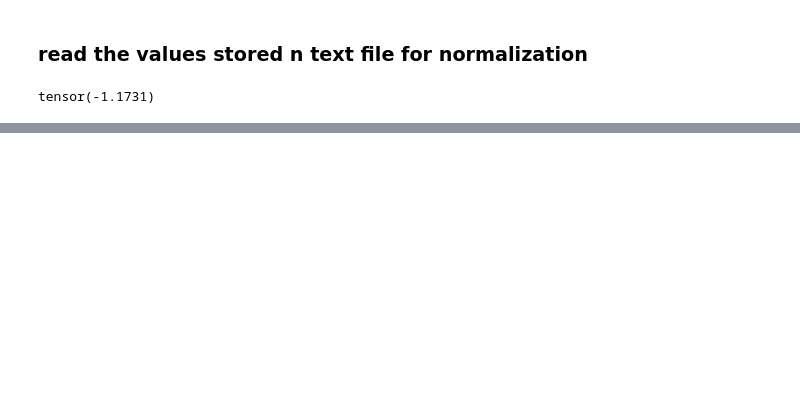
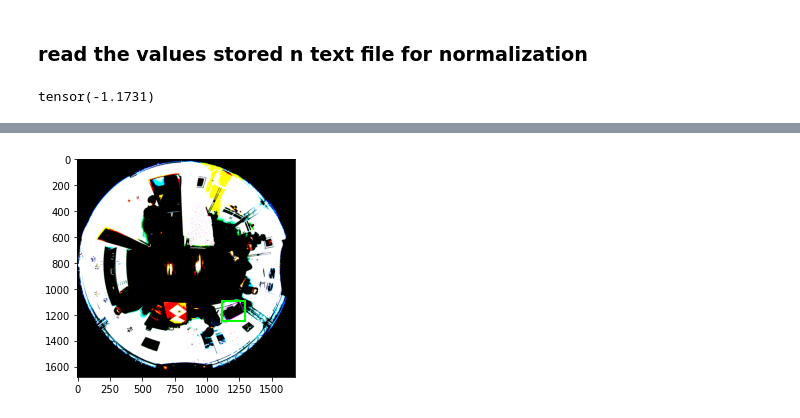
Before and after one commit to saurabh-2905/YOLOv3-UDA, a Jupyter notebook: Untitled.ipynb, the cells around one changed output, grey strips where cells are left out. Drawn from its saved outputs; the diff is of its cells as text; code cells hidden in the pictures; blank space fills up the shorter version.

```diff
--- a/Untitled.ipynb
+++ b/Untitled.ipynb
@@ -10,2 +0,0 @@ import json
-# %%
-img_path = glob.glob('/localdata/saurabh/dataset/theodore_v3/images/*img.png')
@@ -35,0 +90,4 @@ tensor(-1.1731)
+# %%
+### Load images and bbox
+labels_path = sorted( glob.glob('/localdata/saurabh/yolov3/data/fes/labels/val/Record_0080*.txt') )
+image_path = [ path.replace('labels', 'images').replace('.txt', '.jpg') for path in labels_path ]
@@ -35,0 +107,87 @@ tensor(-1.1731)
+# %%
+############# Take image as input ###########
+for i in range(len(image_path)):
+    img = (Image.open(image_path[i]).convert('RGB'))
+    trans = transforms.Compose([
+                    transforms.ToTensor(),
+                    transforms.Normalize([0.525737, 0.529763, 0.527823], [0.399844, 0.408715, 0.397679])
+                    ])
+    ### Convert image to tensor and normalize
+    img = trans(img)
+    print(img.size, type(image), img.max() )
+    ### convert tensor to array to get in required shape
+    img = np.array(img)
+    img = np.transpose( img, (1,2,0) )   ### get in shape (h,w,c)
+    print(img.shape, type(img), img.max() )
+
+
+    ############# Take annotations as input #############
+    with open(labels_path[i], 'r') as lab:
+        labels = lab.readlines()
+        lab.close()
+    ### for each annotation, create polygon
+    list_poly = []
+    for lab in labels:
+        lab = lab.strip().split(' ')
+        lab = [float(l) for l in lab]
+        lab = torch.tensor(lab)
+        lab = rotate_detections(lab[1], lab[2], lab[3], lab[4], lab[5], xyxy=False)
+        lab = [tuple(l) for l in lab]
+        one_poly = Polygon(lab)
+        list_poly += [one_poly]
+        #print(lab)
+
+        break
+
+    bbs = PolygonsOnImage( list_poly, shape=img.shape)
+
+    seq = iaa.Sequential([
+        iaa.Fliplr(0.5),
+        iaa.Flipud(0.5),
+        iaa.Rot90((1, 3))
+
+    ])
+
+    image_aug,bbs_aug = seq(image=img, polygons=bbs)
+    #bbs_aug = seq.augment_polygons(bbs)
+    for i in range(len(bbs.items)):
+        before = bbs.polygons[i]
+        after = bbs_aug.polygons[i]
+        #print(before, after)
+
+        xmin, ymin = after.coords.min(0)
+        xmax, ymax = after.coords.max(0)
+        xy_cords = [xmin, ymin, xmax, ymax]      ###after.coords
+        xy_cords = xyxy2xywh(torch.Tensor(xy_cords))
+        xy = xy_cords[:2]
+        w, h = xy_cords[2:]
+
+        #print(xy, w, h )
+
+
+        #break
+
+    image_before = bbs.draw_on_image(img, alpha_face=0.0, size_lines= 3)
+    image_after = bbs_aug.draw_on_image(image_aug, color=[255, 0, 255], alpha_face=0.0, size_lines= 3)
+    #image_before /=255
+
+
+    bbox = patches.Rectangle(xy, w, h, linewidth = 2, edgecolor=(0,1,0), fill=False)
+
+    img_aug = image_aug.copy()
+    #image_aug = torch.from_numpy(img_aug)
+    image_aug = trans(img_aug)
+    print(image_aug.shape, type(image_aug), image_aug.max() )
+
+
+
+    plt.figure(figsize=(10,10))
+    # plt.imshow(image_before)
+    # plt.show()
+    fig, ax = plt.subplots(1)
+    ax.add_patch(bbox)
+    plt.imshow(image_after)
+    plt.show()
+
+    break
+# %% [output]
@@ -35,0 +199 @@ tensor(-1.1731)
+[figure, added]
```
Also changed, not shown: parts of 11 cells of this notebook, 1 other file.
